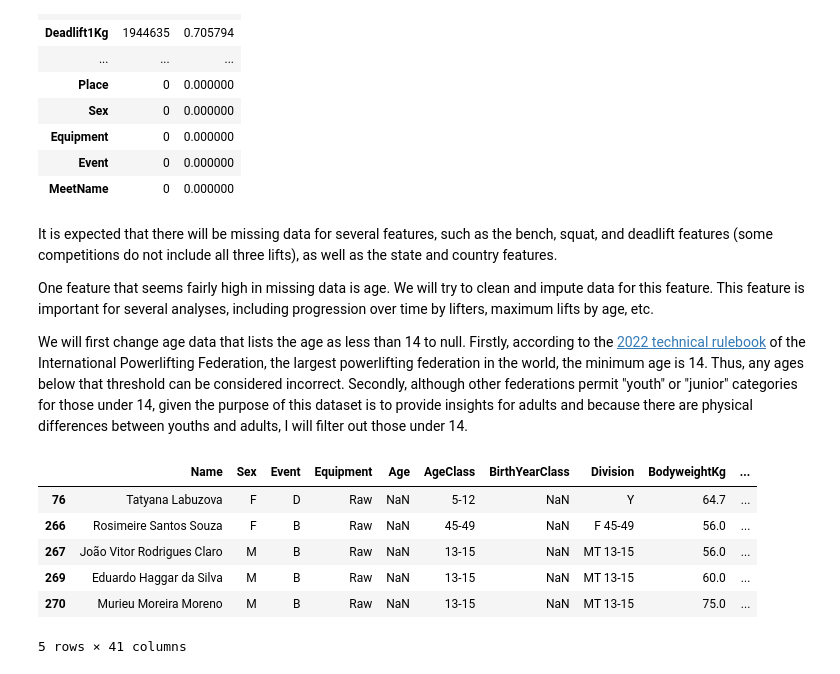
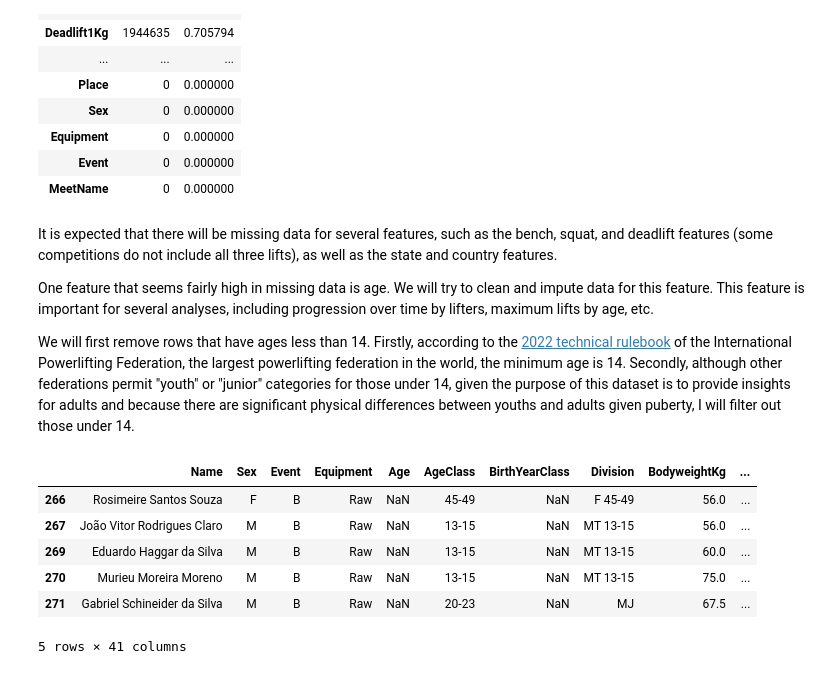
Before and after one commit to kim-jason/PowerliftingDataset, a Jupyter notebook: Powerlifting_Data_Science_Project.ipynb, the cells around one changed output. Cells and saved outputs as stored; diff of their text form; code cells hidden in the pictures.

```diff
--- a/Powerlifting_Data_Science_Project.ipynb
+++ b/Powerlifting_Data_Science_Project.ipynb
@@ -171,19 +171,22 @@ It is expected that there will be missing data for several features, such as the
 
 One feature that seems fairly high in missing data is age. We will try to clean and impute data for this feature. This feature is important for several analyses, including progression over time by lifters, maximum lifts by age, etc.
 
-We will first change age data that lists the age as less than 14 to null. Firstly, according to the [2022 technical rulebook](https://www.powerlifting.sport/rules/codes/info/technical-rules) of the International Powerlifting Federation, the largest powerlifting federation in the world, the minimum age is 14. Thus, any ages below that threshold can be considered incorrect. Secondly, although other federations permit "youth" or "junior" categories for those under 14, given the purpose of this dataset is to provide insights for adults and because there are physical differences between youths and adults, I will filter out those under 14.
+We will first remove rows that have ages less than 14. Firstly, according to the [2022 technical rulebook](https://www.powerlifting.sport/rules/codes/info/technical-rules) of the International Powerlifting Federation, the largest powerlifting federation in the world, the minimum age is 14. Secondly, although other federations permit "youth" or "junior" categories for those under 14, given the purpose of this dataset is to provide insights for adults and because there are significant physical differences between youths and adults given puberty, I will filter out those under 14.
 # %%
-# Change any ages that are considered incorrect to null
-df.loc[df.Age < 14, ['Age']] = None
+# Create a copy of the original dataframe
+cleaned_df = df.copy(deep=True)
+
+# Remove rows in which age is less than 14
+cleaned_df = cleaned_df[(cleaned_df['Age'] >= 14) | (cleaned_df['Age'].isnull())]
 
 # Visualize the missing rows for age
-null_age_df = df[df['Age'].isnull()]
+null_age_df = cleaned_df[cleaned_df['Age'].isnull()]
 display(null_age_df.head(5))
 # %% [output]
 |  | Name | Sex | Event | Equipment | Age | AgeClass | BirthYearClass | Division | BodyweightKg | ... |
-| 76 | Tatyana Labuzova | F | D | Raw | NaN | 5-12 | NaN | Y | 64.7 | ... |
 | 266 | Rosimeire Santos Souza | F | B | Raw | NaN | 45-49 | NaN | F 45-49 | 56.0 | ... |
 | 267 | João Vitor Rodrigues Claro | M | B | Raw | NaN | 13-15 | NaN | MT 13-15 | 56.0 | ... |
 | 269 | Eduardo Haggar da Silva | M | B | Raw | NaN | 13-15 | NaN | MT 13-15 | 60.0 | ... |
 | 270 | Murieu Moreira Moreno | M | B | Raw | NaN | 13-15 | NaN | MT 13-15 | 75.0 | ... |
+| 271 | Gabriel Schineider da Silva | M | B | Raw | NaN | 20-23 | NaN | MJ | 67.5 | ... |
 5 rows × 41 columns
```
Also changed, not shown: parts of 14 cells of this notebook.
